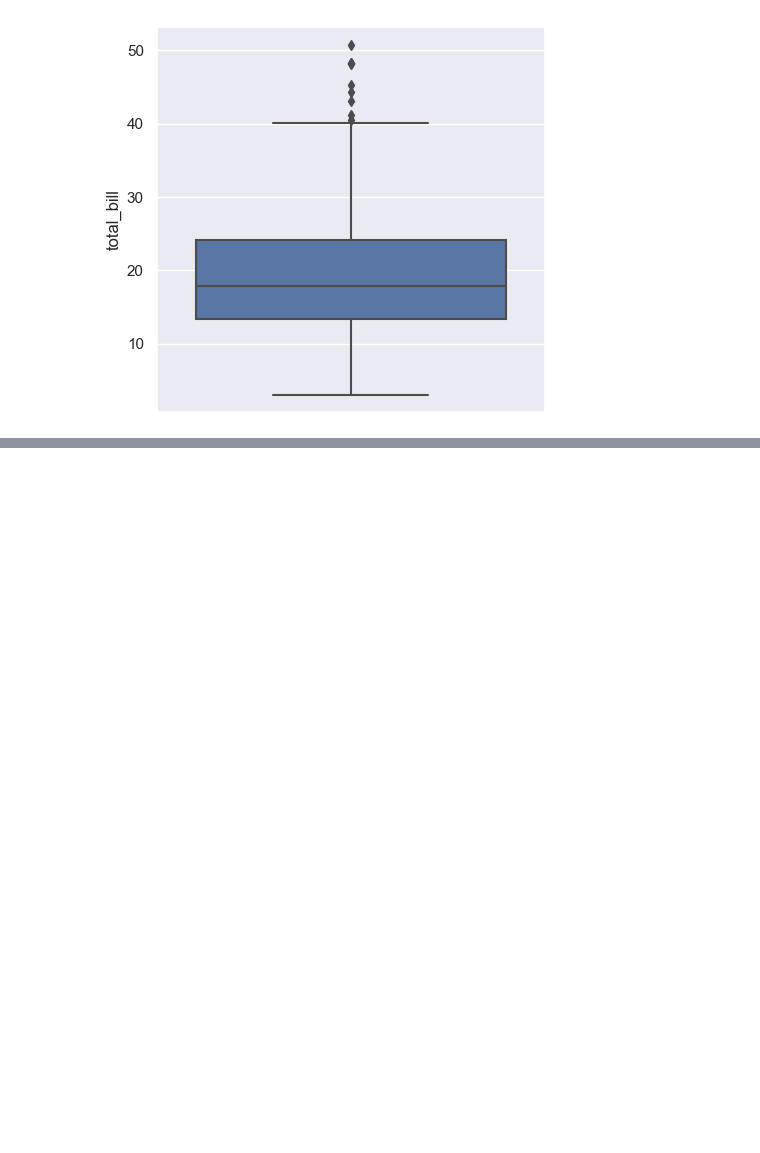
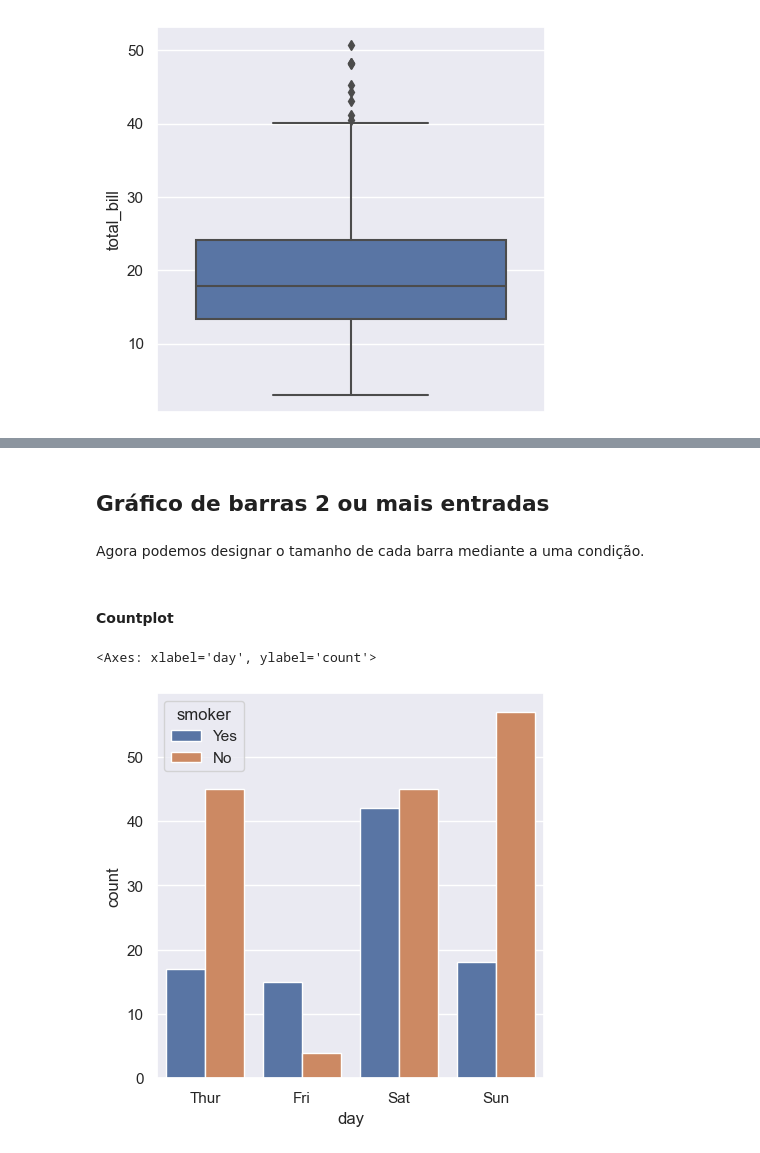
Before and after one commit to gfrigo/AnaliseDescritiva, a Jupyter notebook: Anotações/Seaborn.ipynb, the cells around one changed output, grey strips where cells are left out. Cells and saved outputs as stored; diff of their text form; code cells hidden in the pictures; blank space fills up the shorter version.

```diff
--- a/Anotações/Seaborn.ipynb
+++ b/Anotações/Seaborn.ipynb
@@ -128,0 +181,14 @@ sns.boxplot(y="total_bill", data=tips[tips['tip_pct']<1])
+# %% [markdown]
+## Gráfico de barras 2 ou mais entradas
+# %% [markdown]
+Agora podemos designar o tamanho de cada barra mediante a uma condição.
+# %% [markdown]
+#### Countplot
+# %%
+sns.countplot(x='day'
+              , hue = 'smoker'
+              , data=tips[tips.tip_pct < 1]
+             )
+# %% [output]
+<Axes: xlabel='day', ylabel='count'>
+[figure, added]
```
Also changed, not shown: parts of 43 cells of this notebook.
